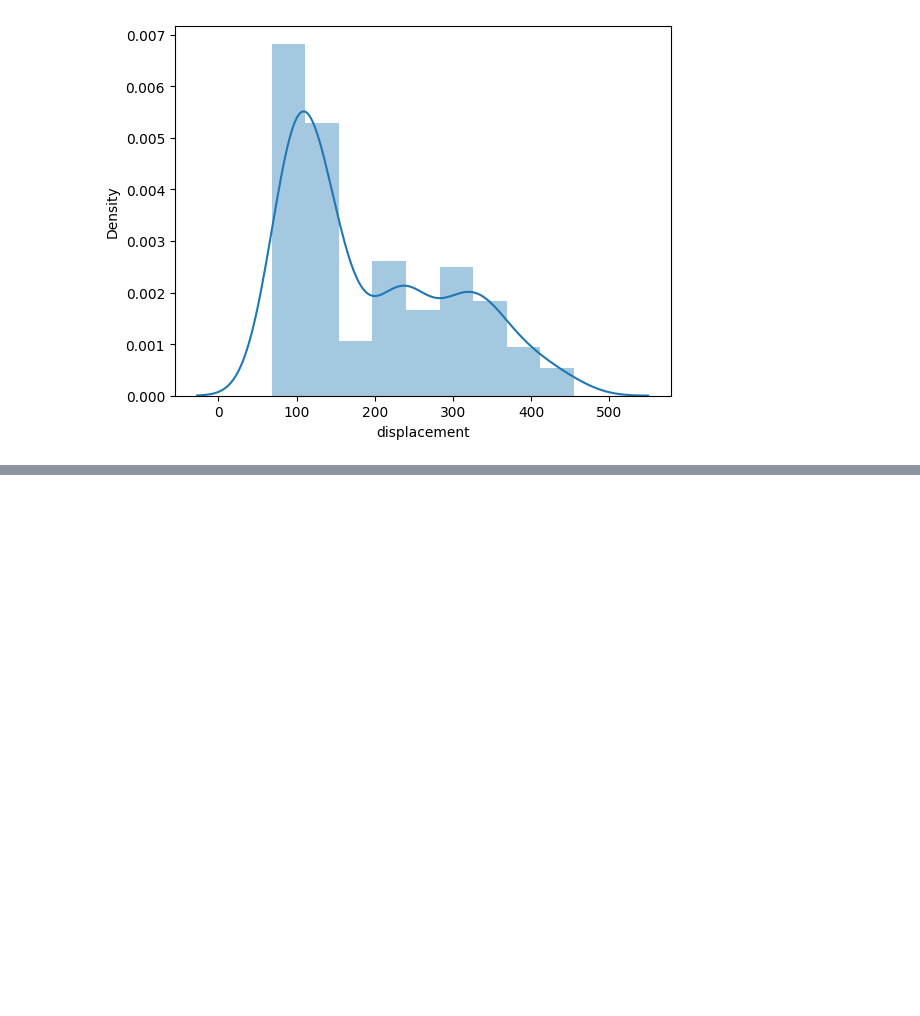
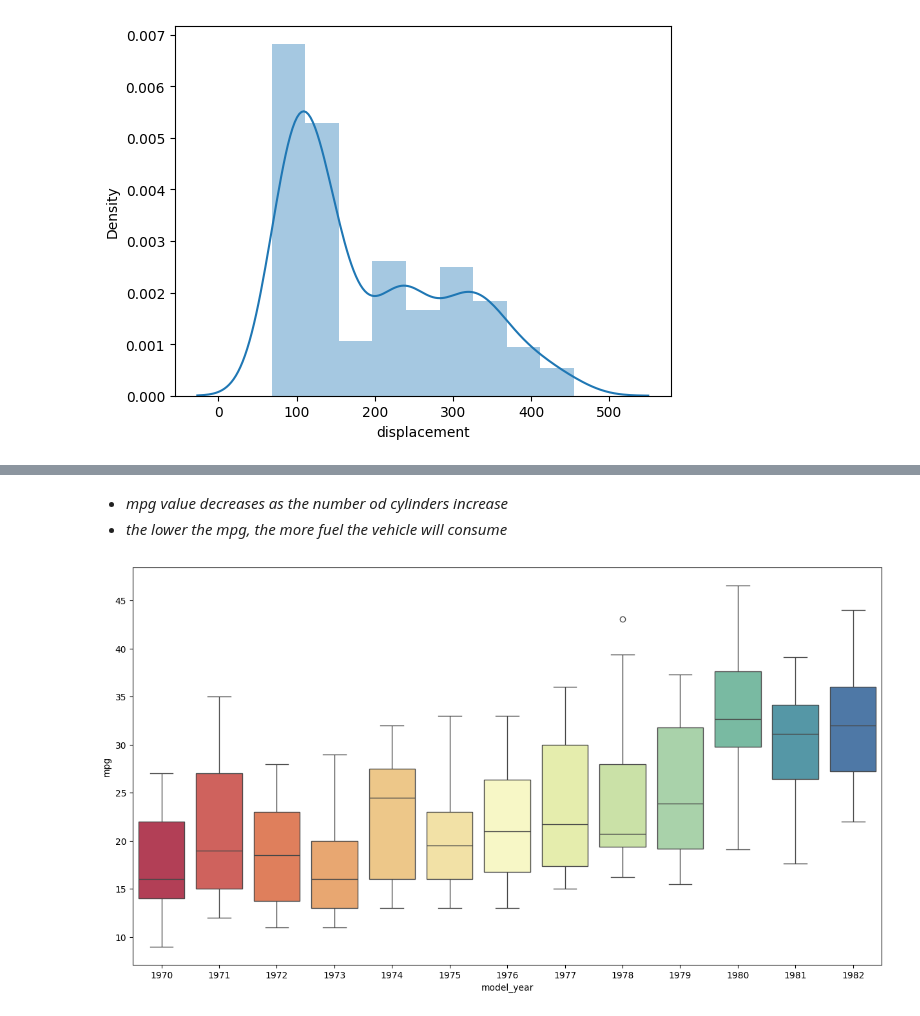
Before and after one commit to EllyOtty77/Data-Analytics, a Jupyter notebook: machine learning/linear_regression.ipynb, the cells around one changed output, grey strips where cells are left out. Cells and saved outputs as stored; diff of their text form; code cells hidden in the pictures; blank space fills up the shorter version.

```diff
--- a/machine learning/linear_regression.ipynb
+++ b/machine learning/linear_regression.ipynb
@@ -140,0 +151,9 @@ plt.show()
+# %% [markdown]
+- *mpg value decreases as the number od cylinders increase*
+- *the lower the mpg, the more fuel the vehicle will consume*
+# %%
+plt.figure(figsize= (15,8))
+sns.boxplot(x=df['model_year'], y = df['mpg'], data = df, palette='Spectral')
+plt.show()
+# %% [output]
+[figure, added]
```
Also changed, not shown: parts of 31 cells of this notebook.
